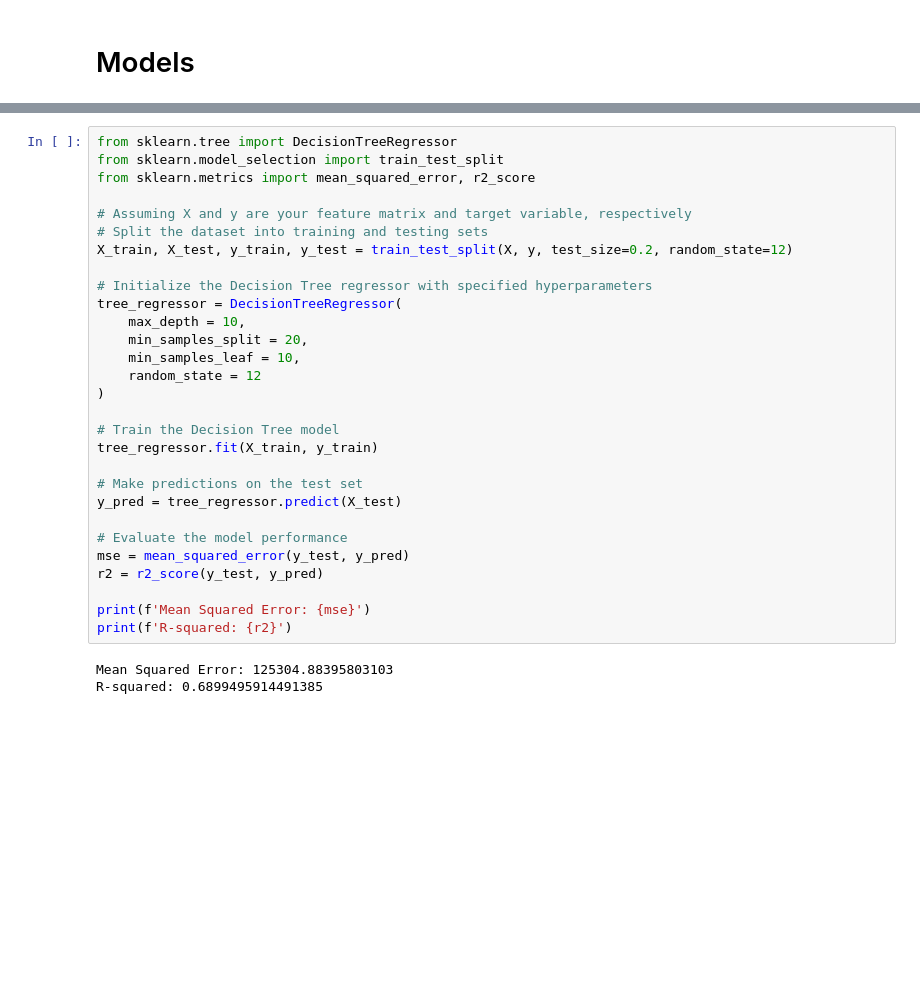
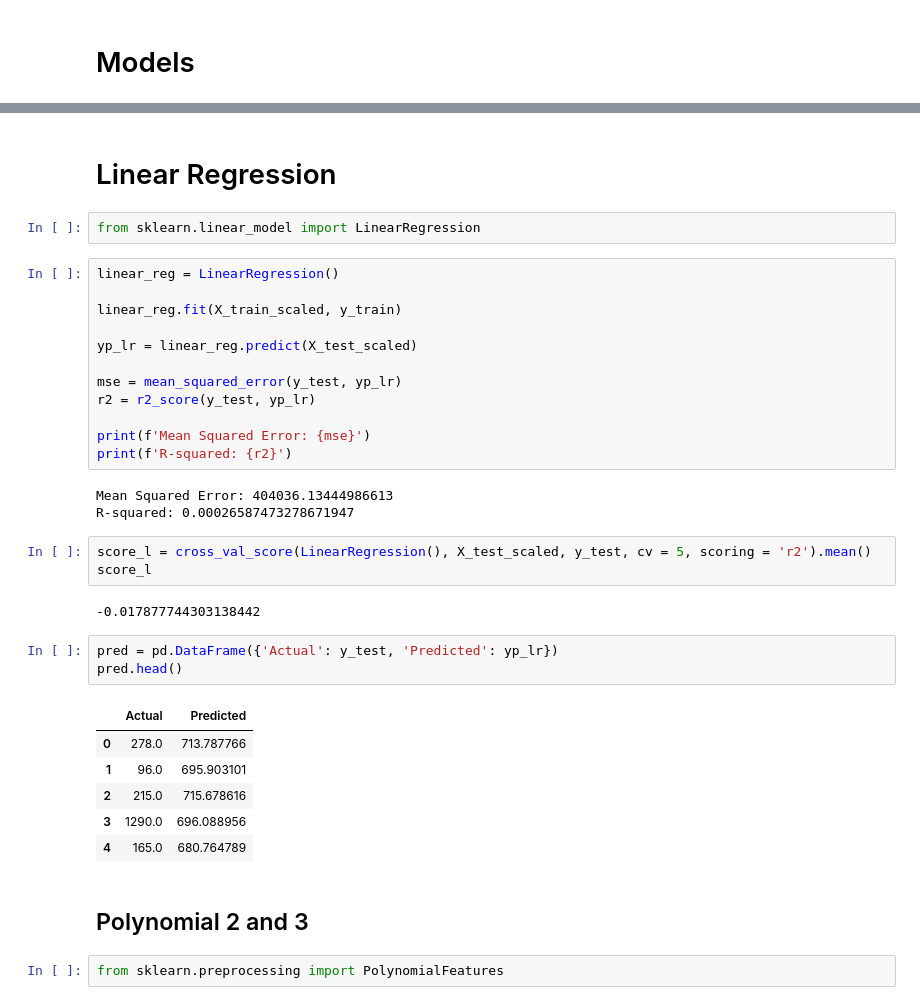
Before and after one commit to izazaka/ML, a Jupyter notebook: CA_ML.ipynb, the cells around one changed output, grey strips where cells are left out. Drawn from its saved outputs; the diff is of its cells as text; blank space fills up the shorter version.

```diff
--- a/CA_ML.ipynb
+++ b/CA_ML.ipynb
@@ -897,32 +457,38 @@ R-squared: 0.641082783629598
-# %%
-from sklearn.tree import DecisionTreeRegressor
-from sklearn.model_selection import train_test_split
-from sklearn.metrics import mean_squared_error, r2_score
-
-# Assuming X and y are your feature matrix and target variable, respectively
-# Split the dataset into training and testing sets
-X_train, X_test, y_train, y_test = train_test_split(X, y, test_size=0.2, random_state=12)
-
-# Initialize the Decision Tree regressor with specified hyperparameters
-tree_regressor = DecisionTreeRegressor(
-    max_depth = 10,
-    min_samples_split = 20,
-    min_samples_leaf = 10,
-    random_state = 12
-)
-
-# Train the Decision Tree model
-tree_regressor.fit(X_train, y_train)
-
-# Make predictions on the test set
-y_pred = tree_regressor.predict(X_test)
-
-# Evaluate the model performance
-mse = mean_squared_error(y_test, y_pred)
-r2 = r2_score(y_test, y_pred)
-
-print(f'Mean Squared Error: {mse}')
-print(f'R-squared: {r2}')
-# %% [output]
-Mean Squared Error: 125304.88395803103
-R-squared: 0.6899495914491385
+# %% [markdown]
+# Linear Regression
+# %%
+from sklearn.linear_model import LinearRegression
+# %%
+linear_reg = LinearRegression()
+
+linear_reg.fit(X_train_scaled, y_train)
+
+yp_lr = linear_reg.predict(X_test_scaled)
+
+mse = mean_squared_error(y_test, yp_lr)
+r2 = r2_score(y_test, yp_lr)
+
+print(f'Mean Squared Error: {mse}')
+print(f'R-squared: {r2}')
+# %% [output]
+Mean Squared Error: 404036.13444986613
+R-squared: 0.00026587473278671947
+# %%
+score_l = cross_val_score(LinearRegression(), X_test_scaled, y_test, cv = 5, scoring = 'r2').mean()
+score_l
+# %% [output]
+-0.017877744303138442
+# %%
+pred = pd.DataFrame({'Actual': y_test, 'Predicted': yp_lr})
+pred.head()
+# %% [output]
+|  | Actual | Predicted |
+| 0 | 278.0 | 713.787766 |
+| 1 | 96.0 | 695.903101 |
+| 2 | 215.0 | 715.678616 |
+| 3 | 1290.0 | 696.088956 |
+| 4 | 165.0 | 680.764789 |
+# %% [markdown]
+## Polynomial 2 and 3
+# %%
+from sklearn.preprocessing import PolynomialFeatures
```
Also changed, not shown: parts of 98 cells of this notebook, 24 other files.
